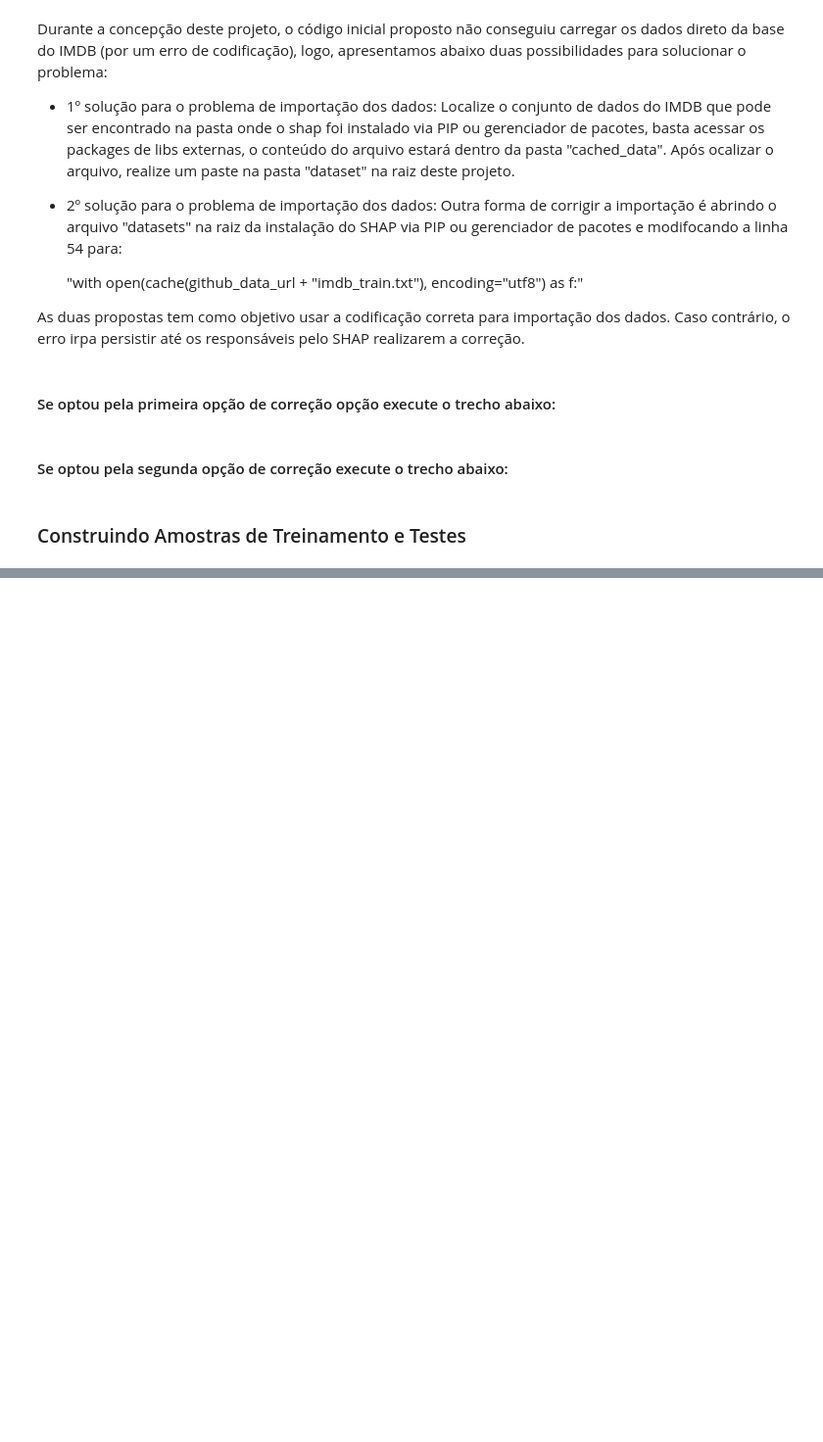
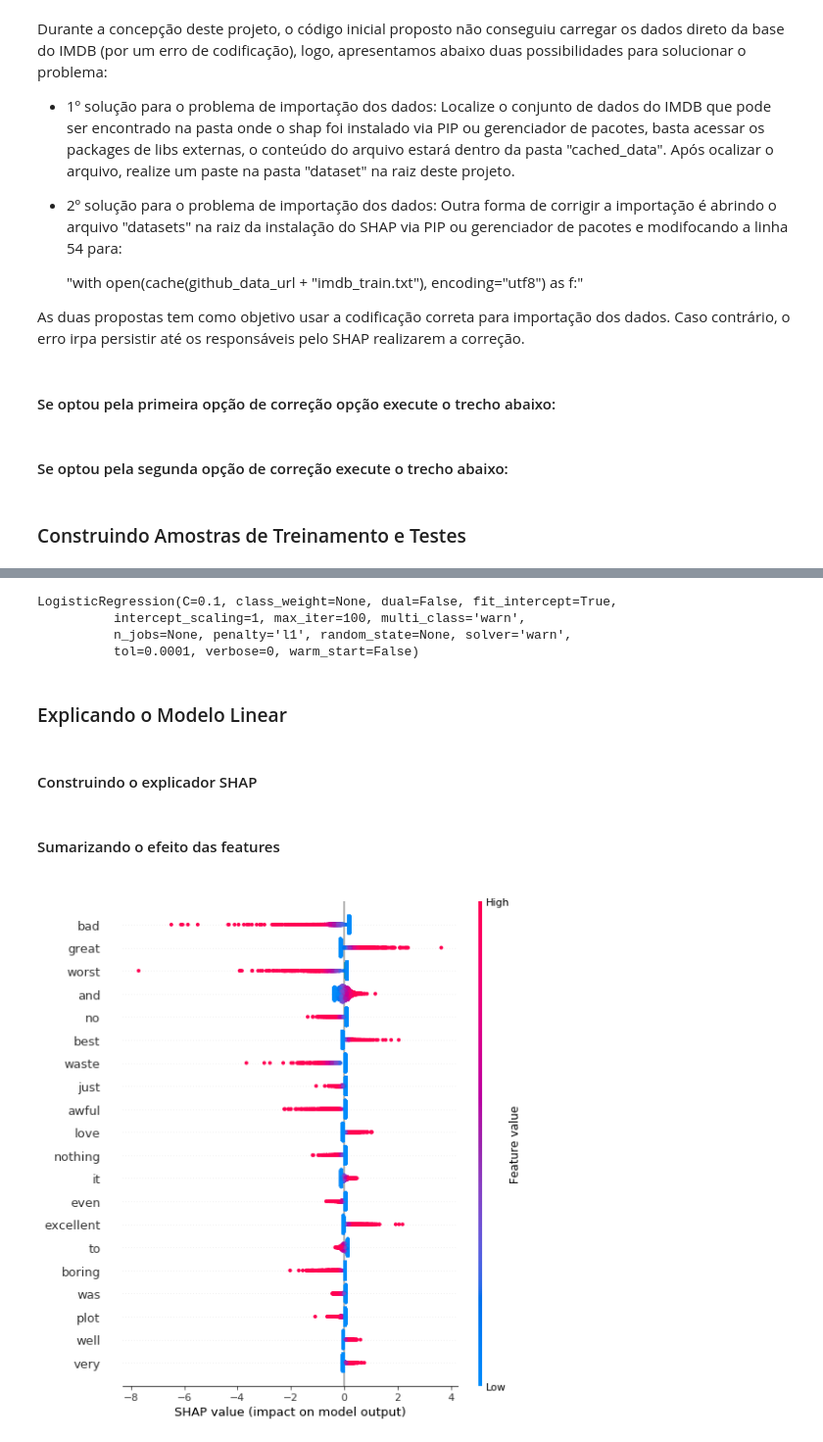
Before and after one commit to ErickCosta/sentimeal-analysis, a Jupyter notebook: Análise de Sentimento com Regressão Logística.ipynb, the cells around one changed output, grey strips where cells are left out. Shown at 98% size. Drawn from its saved outputs; the diff is of its cells as text; code cells hidden in the pictures; blank space fills up the shorter version.

```diff
--- a/Análise de Sentimento com Regressão Logística.ipynb
+++ b/Análise de Sentimento com Regressão Logística.ipynb
@@ -60,0 +63,22 @@ X_test = vectorizer.transform(corpus_test)
+# %%
+model = sklearn.linear_model.LogisticRegression(penalty="l1", C=0.1)
+model.fit(X_train, y_train)
+# %% [output]
+LogisticRegression(C=0.1, class_weight=None, dual=False, fit_intercept=True,
+          intercept_scaling=1, max_iter=100, multi_class='warn',
+          n_jobs=None, penalty='l1', random_state=None, solver='warn',
+          tol=0.0001, verbose=0, warm_start=False)
+# %% [markdown]
+### Explicando o Modelo Linear
+# %% [markdown]
+#### Construindo o explicador SHAP
+# %%
+explainer = shap.LinearExplainer(model, X_train, feature_dependence="independent")
+shap_values = explainer.shap_values(X_test)
+X_test_array = X_test.toarray() # we need to pass a dense version for the plotting functions
+# %% [markdown]
+#### Sumarizando o efeito das features
+# %%
+shap.summary_plot(shap_values, X_test_array, feature_names=vectorizer.get_feature_names())
+# %% [output]
+[figure, added]
```
Also changed, not shown: parts of 11 cells of this notebook.
